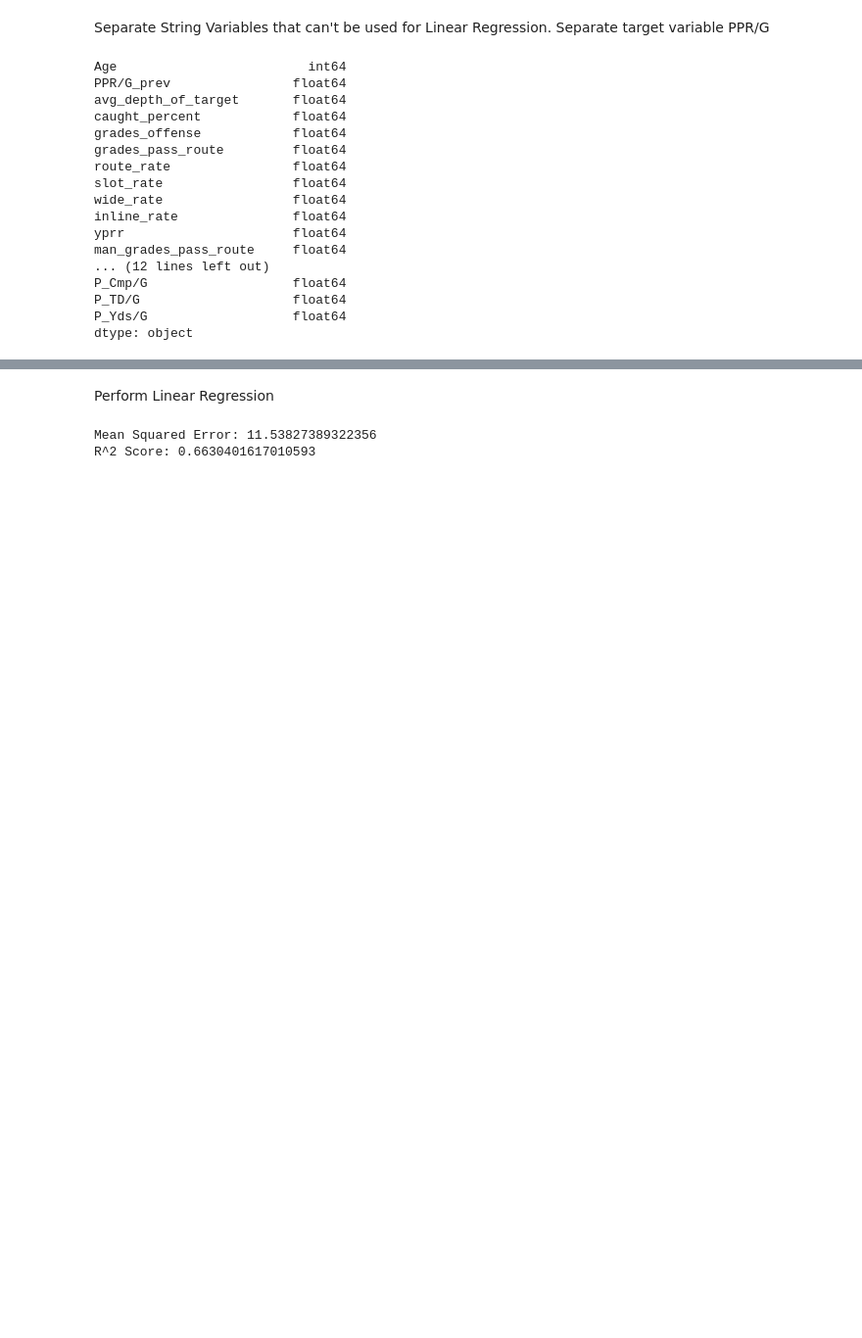
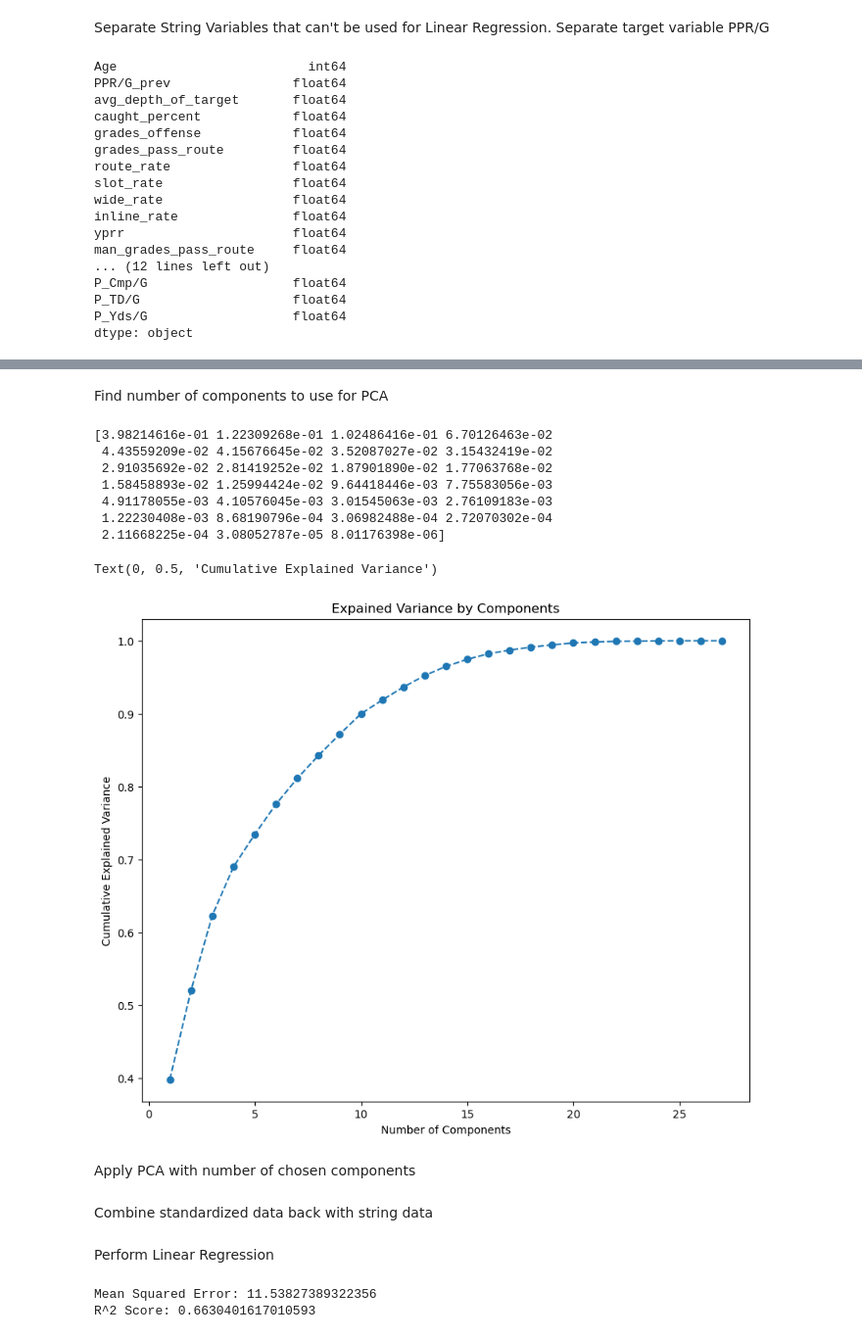
Before and after one commit to scottbwinner/NFL-Models, a Jupyter notebook: WR Model/WR Linear Regression Model.ipynb, the cells around one changed output, grey strips where cells are left out. Shown at 98% size. Cells and saved outputs as stored; diff of their text form; code cells hidden in the pictures; blank space fills up the shorter version.

```diff
--- a/WR Model/WR Linear Regression Model.ipynb
+++ b/WR Model/WR Linear Regression Model.ipynb
@@ -64,0 +75,31 @@ X_combined = pd.concat([X_standardized, X_string_features.reset_index(drop=True)
+# %% [markdown]
+Find number of components to use for PCA
+# %%
+import matplotlib.pyplot as plt
+%matplotlib inline
+
+from sklearn.decomposition import PCA
+
+# PCA
+
+pca = PCA()
+pca.fit(X_standardized)
+print(pca.explained_variance_ratio_)
+
+plt.figure(figsize=(10,8))
+plt.plot(range(1,28), pca.explained_variance_ratio_.cumsum(), marker='o', linestyle='--')
+plt.title('Expained Variance by Components')
+plt.xlabel('Number of Components')
+plt.ylabel('Cumulative Explained Variance')
+# %% [output]
+[3.98214616e-01 1.22309268e-01 1.02486416e-01 6.70126463e-02
+ 4.43559209e-02 4.15676645e-02 3.52087027e-02 3.15432419e-02
+ 2.91035692e-02 2.81419252e-02 1.87901890e-02 1.77063768e-02
+ 1.58458893e-02 1.25994424e-02 9.64418446e-03 7.75583056e-03
+ 4.91178055e-03 4.10576045e-03 3.01545063e-03 2.76109183e-03
+ 1.22230408e-03 8.68190796e-04 3.06982488e-04 2.72070302e-04
+ 2.11668225e-04 3.08052787e-05 8.01176398e-06]
+Text(0, 0.5, 'Cumulative Explained Variance')
+[figure, added]
+# %% [markdown]
+Apply PCA with  number of chosen components
@@ -64,0 +109,2 @@ X_combined = pd.concat([X_standardized, X_string_features.reset_index(drop=True)
+# %% [markdown]
+Combine standardized data back with string data
```
Also changed, not shown: parts of 3 cells of this notebook, 2 other files.
